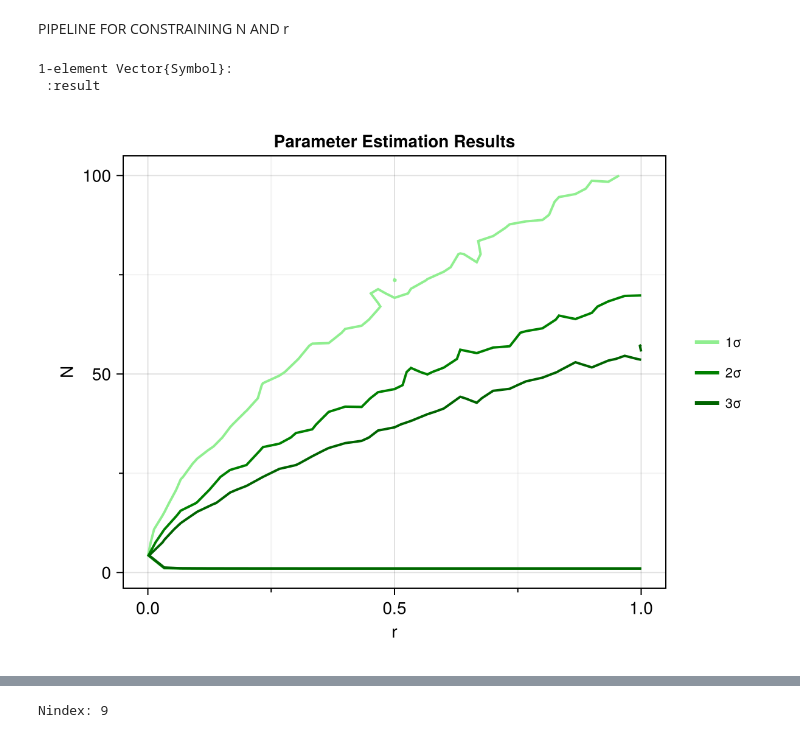
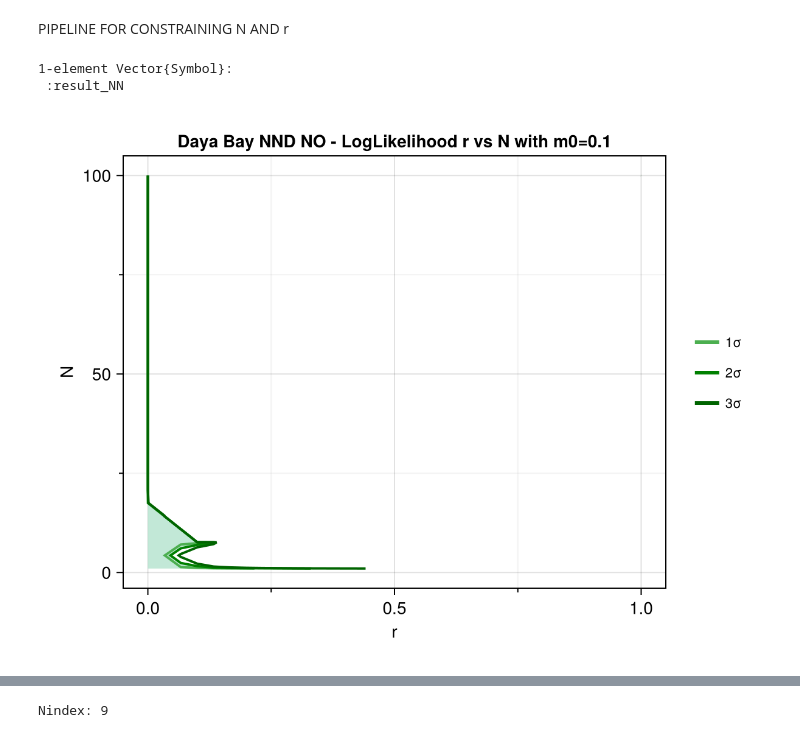
Before and after one commit to philippeller/Newtrinos.jl, a Jupyter notebook: notebooks/pipeline.ipynb, the cells around one changed output, grey strips where cells are left out. Cells and saved outputs as stored; diff of their text form; code cells hidden in the pictures.

```diff
--- a/notebooks/pipeline.ipynb
+++ b/notebooks/pipeline.ipynb
@@ -8,14 +8,14 @@ using JLD2
 using Revise
 # %%
 # load th
-JLD2.@load "/home/sofialon/Newtrinos.jl/scan files/scan_junotao_NND_toySM_IO_12.jld2" result
+JLD2.@load "/home/sofialon/Newtrinos.jl/scan_final/gerda_dayabay_NNM_NO m0=0.01.jld2" result_NN
 # %% [output]
 1-element Vector{Symbol}:
- :result
+ :result_NN
 # %%
 #plot and save the image
-img = CairoMakie.plot(result)
+img = CairoMakie.plot(result_NN;title="Daya Bay NND NO - LogLikelihood r vs N with m0=0.1")
 display("image/png", img)
 #save("/home/sofialon/Newtrinos.jl/aug_plots/juno/junotao_NNM_toySM_NO_6_Nm.png", img)
 # %% [output]
-[figure, old version]
+[figure, new version]
```
Also changed, not shown: parts of 1 cell of this notebook, 38 other files.
